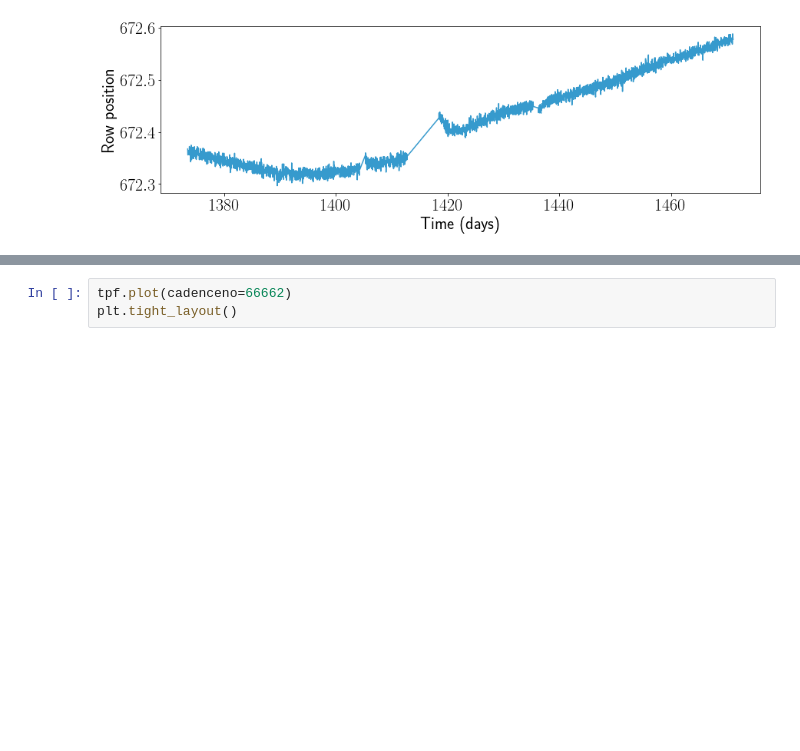
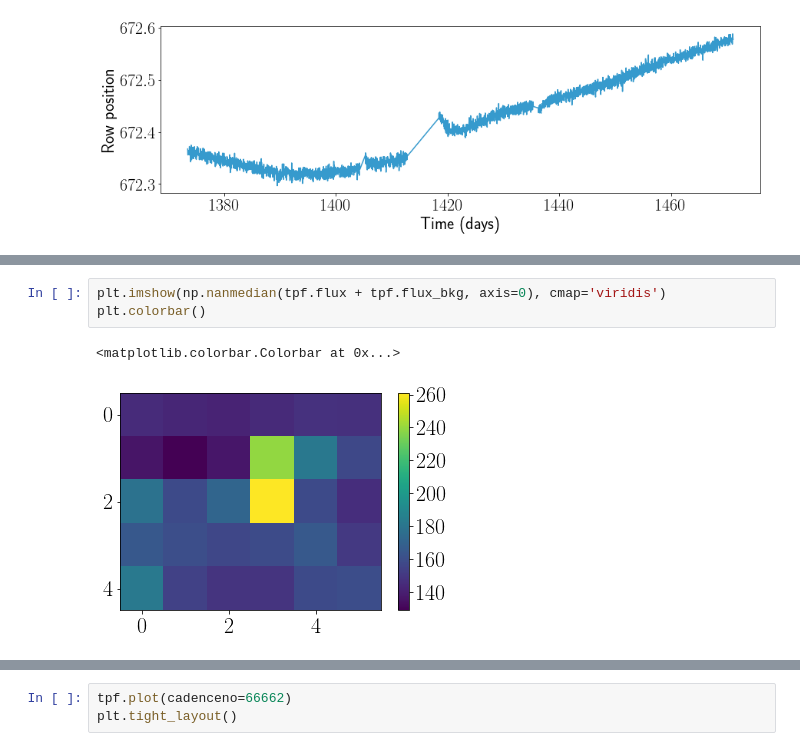
Before and after one commit to mirca/geerts-conjecture, a Jupyter notebook: notebook/geerts_conjecture.ipynb, the cells around one changed output, grey strips where cells are left out. Drawn from its saved outputs; the diff is of its cells as text; blank space fills up the shorter version.

```diff
--- a/notebook/geerts_conjecture.ipynb
+++ b/notebook/geerts_conjecture.ipynb
@@ -176,2 +192,8 @@ plt.colorbar()
+# %%
+plt.imshow(np.nanmedian(tpf.flux + tpf.flux_bkg, axis=0), cmap='viridis')
+plt.colorbar()
+# %% [output]
+<matplotlib.colorbar.Colorbar at 0x...>
+[figure, added]
 # %%
 fig, ax1 = plt.subplots(figsize=[14, 4])
```
Also changed, not shown: parts of 9 cells of this notebook, 1 other file.
